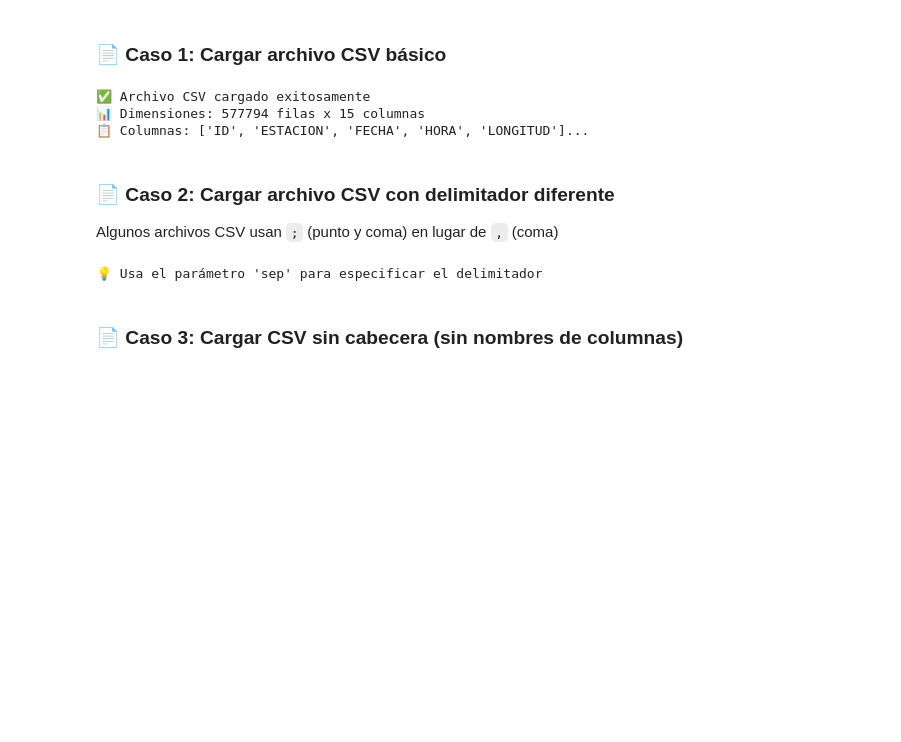
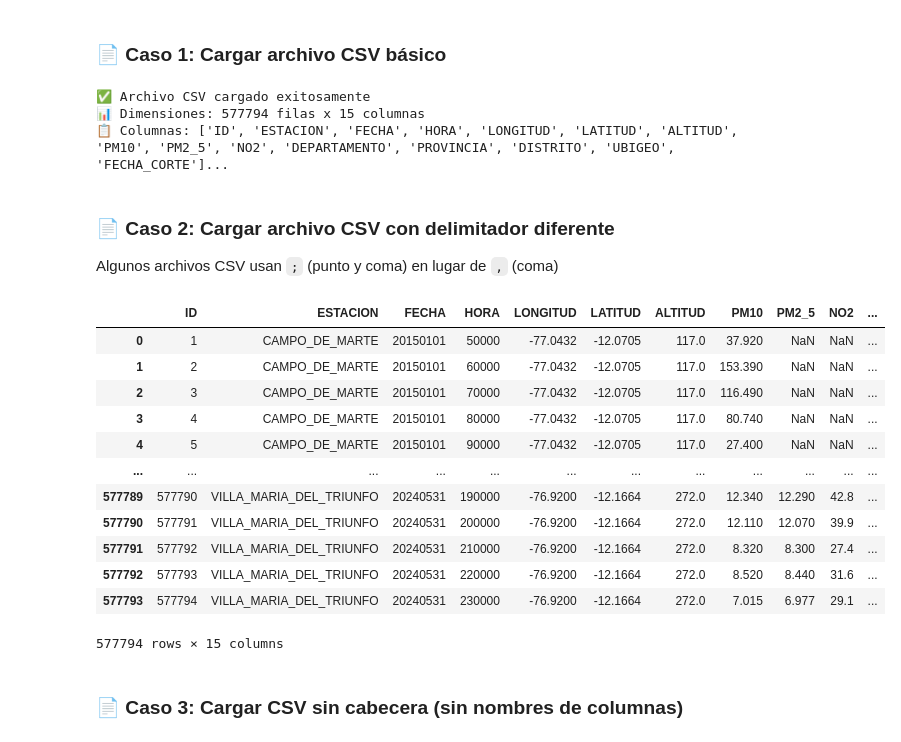
Before and after one commit to solitarioo1/CLaseextra, a Jupyter notebook: REPASO.ipynb, the cells around one changed output. Cells and saved outputs as stored; diff of their text form; code cells hidden in the pictures; blank space fills up the shorter version.

```diff
--- a/REPASO.ipynb
+++ b/REPASO.ipynb
@@ -58,31 +63,43 @@ Vamos a trabajar con datos reales del SENAMHI (Servicio Nacional de Meteorologí
 # df_csv = pd.read_csv('archivo.csv')
 
 # Ejemplo con el archivo de contaminantes (CSV)
-df_csv = pd.read_csv('Monitoreo de los contaminantes del aire en Lima Metropolitana - [Servicio Nacional de Meteorología e Hidrología del Perú - SENAMHI]_1.csv')
+df_csv = pd.read_csv('datos02.csv')
 # df_csv
 print("✅ Archivo CSV cargado exitosamente")
 print(f"📊 Dimensiones: {df_csv.shape[0]} filas x {df_csv.shape[1]} columnas")
-print(f"📋 Columnas: {df_csv.columns.tolist()[:5]}...")  # Primeras 5 columnas
+print(f"📋 Columnas: {df_csv.columns.tolist()[:]}...")  # Primeras 5 columnas
 # %% [output]
 ✅ Archivo CSV cargado exitosamente
 📊 Dimensiones: 577794 filas x 15 columnas
-📋 Columnas: ['ID', 'ESTACION', 'FECHA', 'HORA', 'LONGITUD']...
+📋 Columnas: ['ID', 'ESTACION', 'FECHA', 'HORA', 'LONGITUD', 'LATITUD', 'ALTITUD', 'PM10', 'PM2_5', 'NO2', 'DEPARTAMENTO', 'PROVINCIA', 'DISTRITO', 'UBIGEO', 'FECHA_CORTE']...
 # %% [markdown]
 ### 📄 Caso 2: Cargar archivo CSV con delimitador diferente
 Algunos archivos CSV usan `;` (punto y coma) en lugar de `,` (coma)
 # %%
 # Si el CSV usa punto y coma como separador
-# df_csv_semicolon = pd.read_csv('archivo.csv', sep=';')
-
+df_csv_semicolon = pd.read_csv('datos02.csv', sep=',')
+df_csv_semicolon
 # Si usa tabulador
 # df_csv_tab = pd.read_csv('archivo.csv', sep='\t')
 
 # Si usa pipe
 # df_csv_pipe = pd.read_csv('archivo.csv', sep='|')
 
-print("💡 Usa el parámetro 'sep' para especificar el delimitador")
+# print("💡 Usa el parámetro 'sep' para especificar el delimitador")
 # %% [output]
+|  | ID | ESTACION | FECHA | HORA | LONGITUD | LATITUD | ALTITUD | PM10 | PM2_5 | NO2 | ... |
+| 0 | 1 | CAMPO_DE_MARTE | 20150101 | 50000 | -77.0432 | -12.0705 | 117.0 | 37.920 | NaN | NaN | ... |
+| 1 | 2 | CAMPO_DE_MARTE | 20150101 | 60000 | -77.0432 | -12.0705 | 117.0 | 153.390 | NaN | NaN | ... |
+| 2 | 3 | CAMPO_DE_MARTE | 20150101 | 70000 | -77.0432 | -12.0705 | 117.0 | 116.490 | NaN | NaN | ... |
+| 3 | 4 | CAMPO_DE_MARTE | 20150101 | 80000 | -77.0432 | -12.0705 | 117.0 | 80.740 | NaN | NaN | ... |
+| 4 | 5 | CAMPO_DE_MARTE | 20150101 | 90000 | -77.0432 | -12.0705 | 117.0 | 27.400 | NaN | NaN | ... |
+| ... | ... | ... | ... | ... | ... | ... | ... | ... | ... | ... | ... |
+| 577789 | 577790 | VILLA_MARIA_DEL_TRIUNFO | 20240531 | 190000 | -76.9200 | -12.1664 | 272.0 | 12.340 | 12.290 | 42.8 | ... |
+| 577790 | 577791 | VILLA_MARIA_DEL_TRIUNFO | 20240531 | 200000 | -76.9200 | -12.1664 | 272.0 | 12.110 | 12.070 | 39.9 | ... |
+| 577791 | 577792 | VILLA_MARIA_DEL_TRIUNFO | 20240531 | 210000 | -76.9200 | -12.1664 | 272.0 | 8.320 | 8.300 | 27.4 | ... |
+| 577792 | 577793 | VILLA_MARIA_DEL_TRIUNFO | 20240531 | 220000 | -76.9200 | -12.1664 | 272.0 | 8.520 | 8.440 | 31.6 | ... |
+| 577793 | 577794 | VILLA_MARIA_DEL_TRIUNFO | 20240531 | 230000 | -76.9200 | -12.1664 | 272.0 | 7.015 | 6.977 | 29.1 | ... |
-💡 Usa el parámetro 'sep' para especificar el delimitador
+577794 rows × 15 columns
 # %% [markdown]
 ### 📄 Caso 3: Cargar CSV sin cabecera (sin nombres de columnas)
 # %%
```
Also changed, not shown: parts of 23 cells of this notebook, 1 other file.
